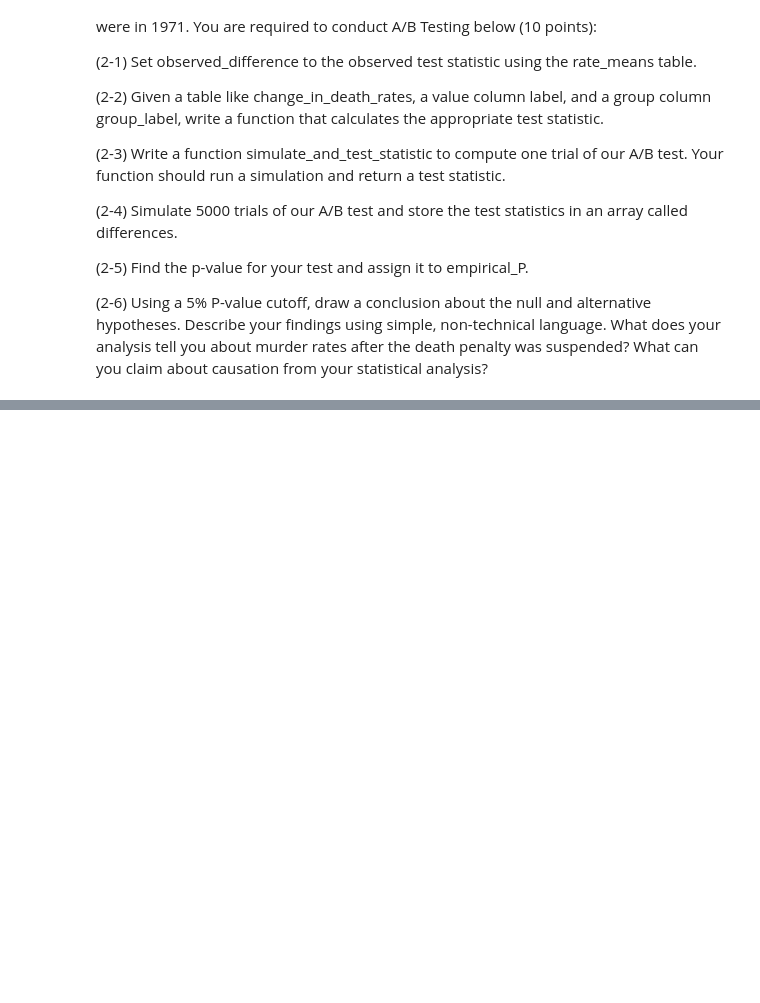
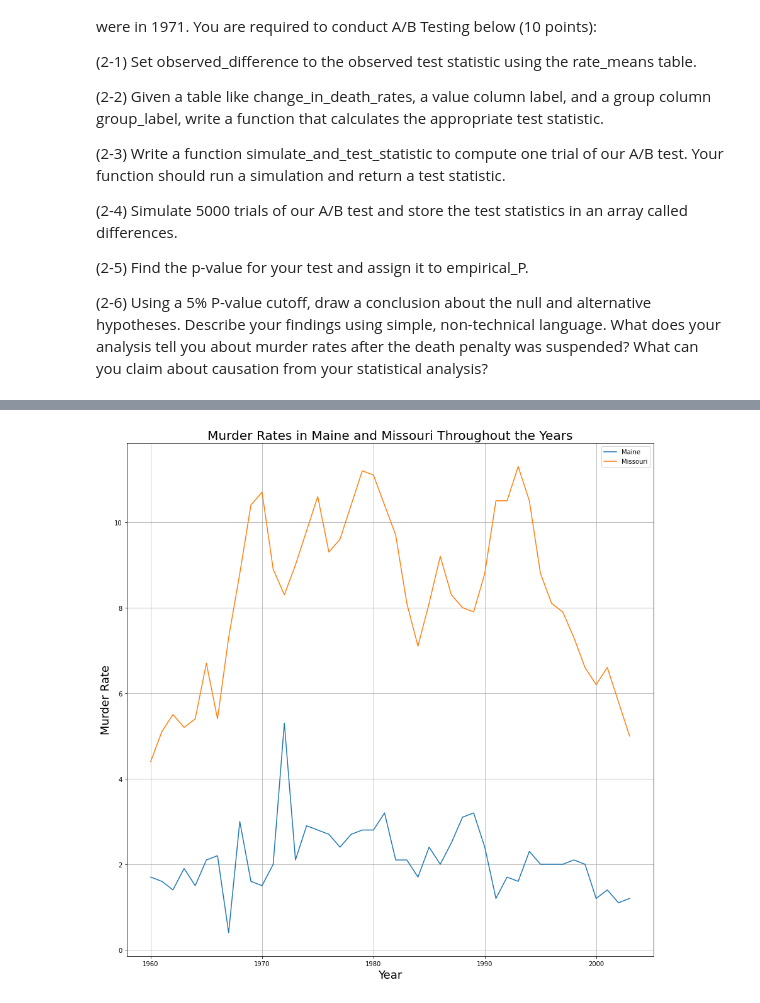
Before and after one commit to SushmithaReddyChintalapani/sushmitha_INFO5502_Spring2022, a Jupyter notebook: Copy_of_lab_assignment_09_Sushmitha_11554373(1).ipynb, the cells around one changed output, grey strips where cells are left out. Cells and saved outputs as stored; diff of their text form; code cells hidden in the pictures; blank space fills up the shorter version.

```diff
--- a/Copy_of_lab_assignment_09_Sushmitha_11554373(1).ipynb
+++ b/Copy_of_lab_assignment_09_Sushmitha_11554373(1).ipynb
@@ -319,0 +358,13 @@ code
+# %%
+#by the below graph we can see the murder rate in selected countries
+plt.figure(figsize=(15,15))
+plt.title('Murder Rates in Maine and Missouri Throughout the Years',fontsize=20)
+plt.plot(df['Year'],df['Murder rate in Maine'],label='Maine')
+plt.plot(df['Year'],df['Murder rate in Missouri'],label='Missouri')
+plt.xlabel('Year',fontsize=18)
+plt.ylabel('Murder Rate',fontsize=18)
+plt.legend()
+plt.grid()
+plt.show()
+# %% [output]
+[figure, added]
```
Also changed, not shown: parts of 7 cells of this notebook.
